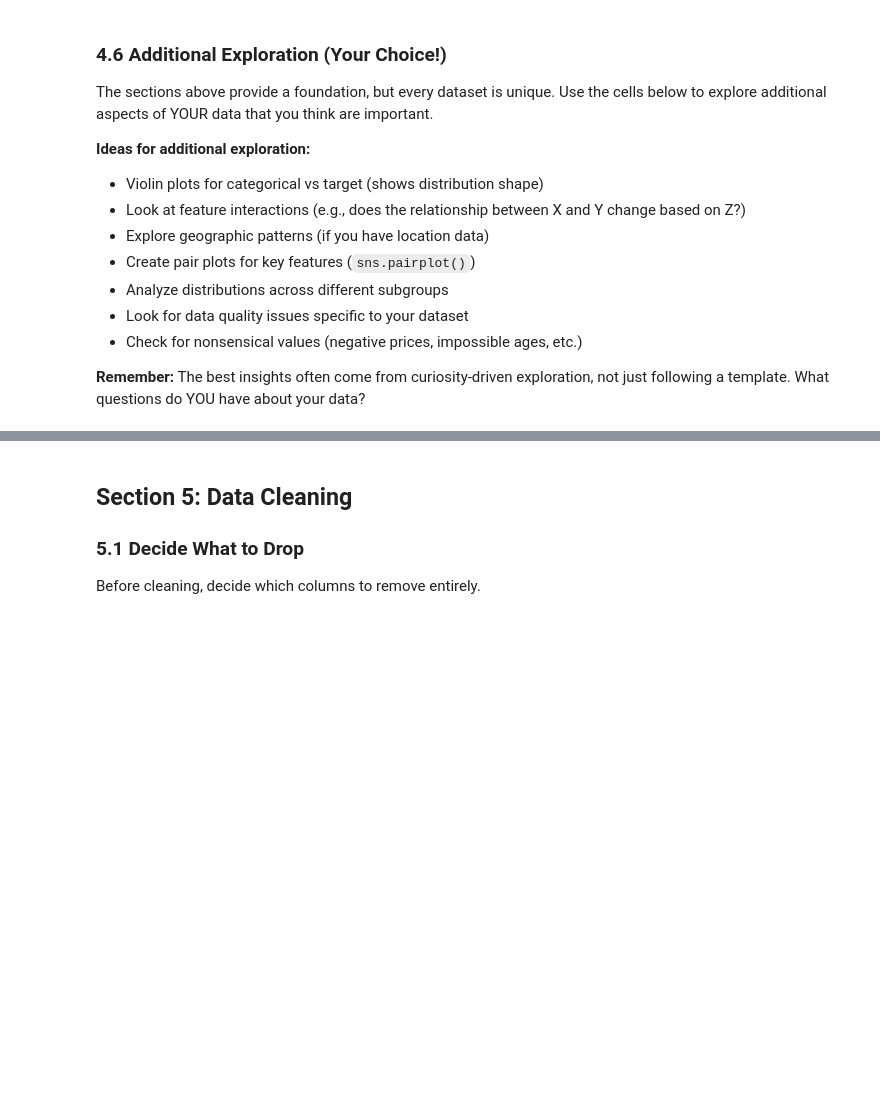
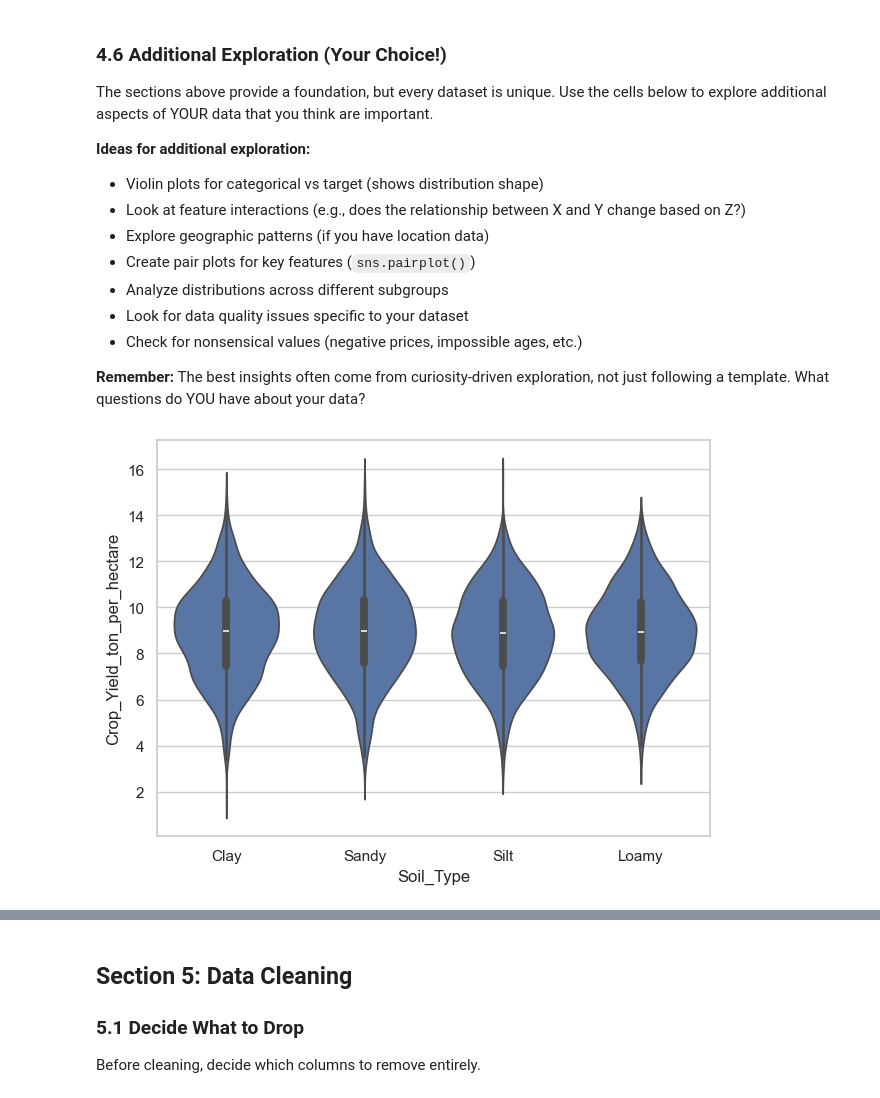
Before and after one commit to wzhu2467/Crop_Yield_Prediction_App, a Jupyter notebook: notebooks/01_problem_statement_and_eda.ipynb, the cells around one changed output, grey strips where cells are left out. Saved outputs shown, nothing was run; the diff lists cells and outputs as text; code cells hidden in the pictures; blank space fills up the shorter version.

Commit message:
Complete Checkpoint 2: EDA, data cleaning and feature engineering.

```diff
--- a/notebooks/01_problem_statement_and_eda.ipynb
+++ b/notebooks/01_problem_statement_and_eda.ipynb
@@ -700,6 +767,23 @@ The sections above provide a foundation, but every dataset is unique. Use the ce
 - Check for nonsensical values (negative prices, impossible ages, etc.)
 
 **Remember:** The best insights often come from curiosity-driven exploration, not just following a template. What questions do YOU have about your data?
+# %%
+# YOUR ADDITIONAL EDA CODE HERE
+# Add as many cells as you need - don't be limited by this template!
+
+# 1. Violin plots for Soil_Type vs target
+
+sns.set(style = 'whitegrid')
+df_cat = pd.concat([categorical_cols, df['Crop_Yield_ton_per_hectare']], axis=1)
+
+sns.violinplot(x ='Soil_Type',
+             y ="Crop_Yield_ton_per_hectare",
+             data = df_cat)
+
+plt.tight_layout()
+plt.show()
+# %% [output]
+[figure, added]
 # %%
 # YOUR ADDITIONAL EDA CODE HERE
 # Add as many cells as you need - don't be limited by this template!
```
Also changed, not shown: parts of 48 cells of this notebook, 1 other file.
